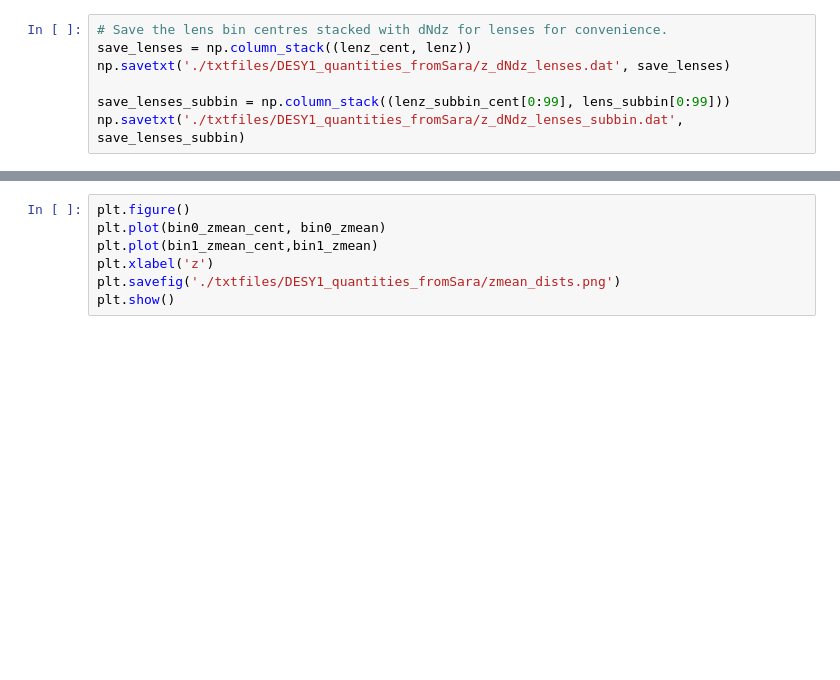
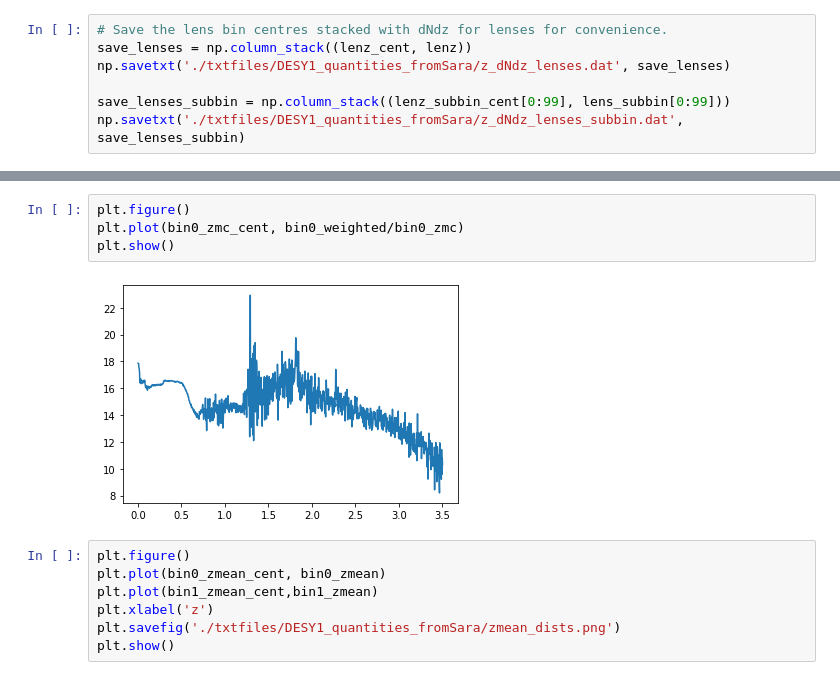
Before and after one commit to c-d-leonard/IA_GGL, a Jupyter notebook: explore_DESY1_quantities.ipynb, the cells around one changed output, grey strips where cells are left out. Drawn from its saved outputs; the diff is of its cells as text; blank space fills up the shorter version.

```diff
--- a/explore_DESY1_quantities.ipynb
+++ b/explore_DESY1_quantities.ipynb
@@ -98,3 +113,9 @@ plt.show()
+# %%
+plt.figure()
+plt.plot(bin0_zmc_cent, bin0_weighted/bin0_zmc)
+plt.show()
+# %% [output]
+[figure, added]
 # %%
 plt.figure()
 plt.plot(bin0_zmean_cent, bin0_zmean)
```
Also changed, not shown: parts of 5 cells of this notebook, 7 other files.
